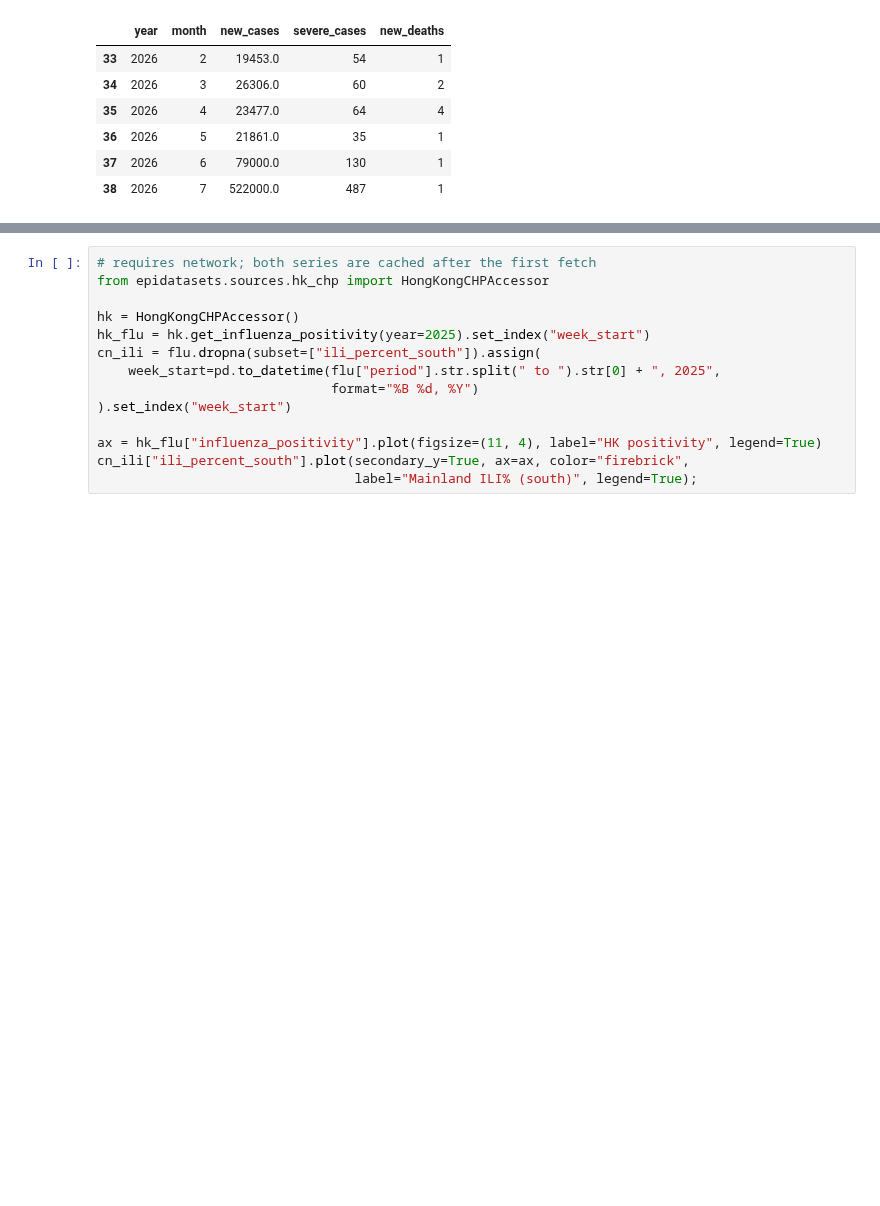
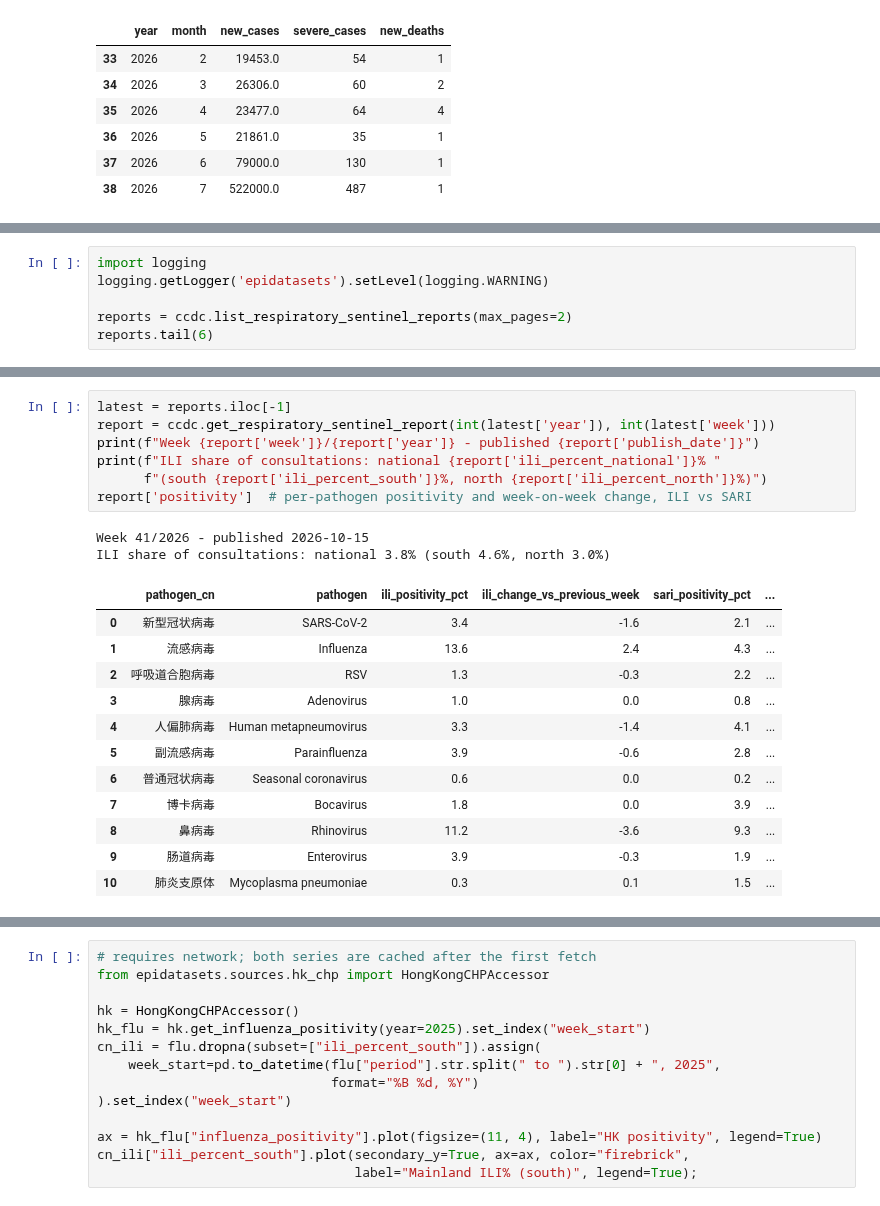
Before and after one commit to fccoelho/epidemiological-datasets, a Jupyter notebook: docs/examples/45_China_Comprehensive_Surveillance.ipynb, the cells around one changed output, grey strips where cells are left out. Cells and saved outputs as stored; diff of their text form; blank space fills up the shorter version.

```diff
--- a/docs/examples/45_China_Comprehensive_Surveillance.ipynb
+++ b/docs/examples/45_China_Comprehensive_Surveillance.ipynb
@@ -195,0 +207,6 @@ INFO:epidatasets.sources.china_cdc:Found 39 listing entries at https://www.china
+# %%
+import logging
+logging.getLogger('epidatasets').setLevel(logging.WARNING)
+
+reports = ccdc.list_respiratory_sentinel_reports(max_pages=2)
+reports.tail(6)
@@ -195,0 +221,22 @@ INFO:epidatasets.sources.china_cdc:Found 39 listing entries at https://www.china
+# %%
+latest = reports.iloc[-1]
+report = ccdc.get_respiratory_sentinel_report(int(latest['year']), int(latest['week']))
+print(f"Week {report['week']}/{report['year']} - published {report['publish_date']}")
+print(f"ILI share of consultations: national {report['ili_percent_national']}% "
+      f"(south {report['ili_percent_south']}%, north {report['ili_percent_north']}%)")
+report['positivity']  # per-pathogen positivity and week-on-week change, ILI vs SARI
+# %% [output]
+Week 41/2026 - published 2026-10-15
+ILI share of consultations: national 3.8% (south 4.6%, north 3.0%)
+|  | pathogen_cn | pathogen | ili_positivity_pct | ili_change_vs_previous_week | sari_positivity_pct | ... |
+| 0 | 新型冠状病毒 | SARS-CoV-2 | 3.4 | -1.6 | 2.1 | ... |
+| 1 | 流感病毒 | Influenza | 13.6 | 2.4 | 4.3 | ... |
+| 2 | 呼吸道合胞病毒 | RSV | 1.3 | -0.3 | 2.2 | ... |
+| 3 | 腺病毒 | Adenovirus | 1.0 | 0.0 | 0.8 | ... |
+| 4 | 人偏肺病毒 | Human metapneumovirus | 3.3 | -1.4 | 4.1 | ... |
+| 5 | 副流感病毒 | Parainfluenza | 3.9 | -0.6 | 2.8 | ... |
+| 6 | 普通冠状病毒 | Seasonal coronavirus | 0.6 | 0.0 | 0.2 | ... |
+| 7 | 博卡病毒 | Bocavirus | 1.8 | 0.0 | 3.9 | ... |
+| 8 | 鼻病毒 | Rhinovirus | 11.2 | -3.6 | 9.3 | ... |
+| 9 | 肠道病毒 | Enterovirus | 3.9 | -0.3 | 1.9 | ... |
+| 10 | 肺炎支原体 | Mycoplasma pneumoniae | 0.3 | 0.1 | 1.5 | ... |
```
Also changed, not shown: parts of 6 cells of this notebook, 19 other files.
